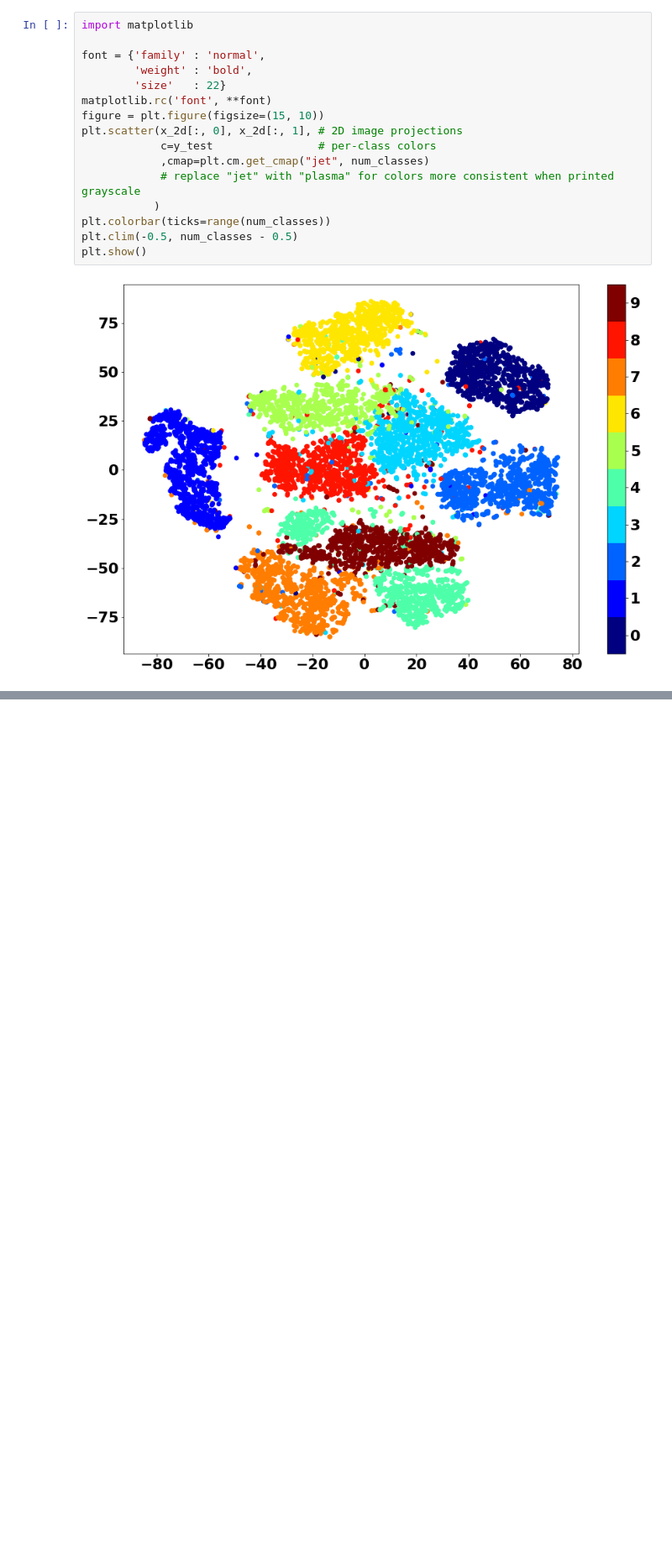
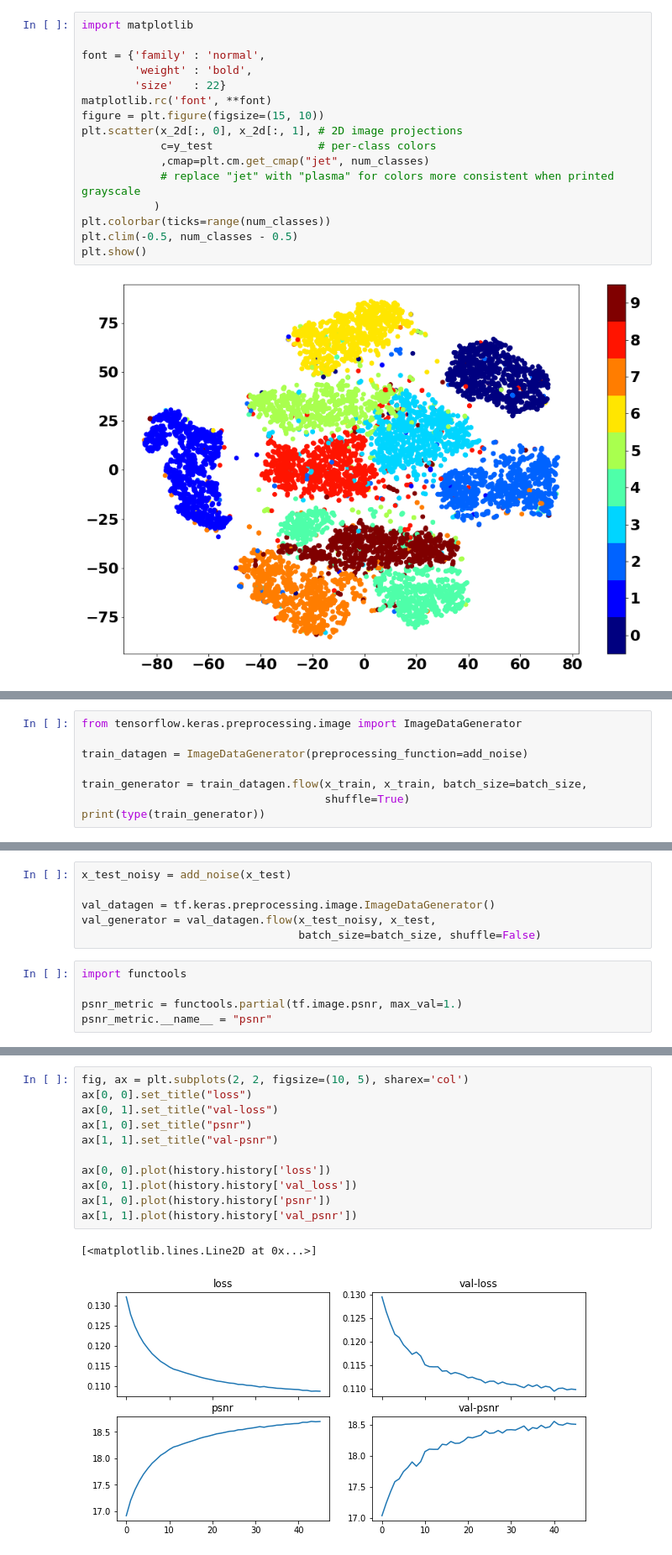
Before and after one commit to Jarmos-san/Hands-on-Computer-Vision-with-TensorFlow-2-lessons, a Jupyter notebook: Chapter_6_Autoencoders.ipynb, the cells around one changed output, grey strips where cells are left out. Shown at 84% size. Saved outputs shown, nothing was run; the diff lists cells and outputs as text; blank space fills up the shorter version.

```diff
--- a/Chapter_6_Autoencoders.ipynb
+++ b/Chapter_6_Autoencoders.ipynb
@@ -426,0 +591,8 @@ plt.show()
+# %%
+from tensorflow.keras.preprocessing.image import ImageDataGenerator
+
+train_datagen = ImageDataGenerator(preprocessing_function=add_noise)
+
+train_generator = train_datagen.flow(x_train, x_train, batch_size=batch_size,
+                                     shuffle=True)
+print(type(train_generator))
@@ -426,0 +601,11 @@ plt.show()
+# %%
+x_test_noisy = add_noise(x_test)
+
+val_datagen = tf.keras.preprocessing.image.ImageDataGenerator()
+val_generator = val_datagen.flow(x_test_noisy, x_test,
+                                 batch_size=batch_size, shuffle=False)
+# %%
+import functools
+
+psnr_metric = functools.partial(tf.image.psnr, max_val=1.)
+psnr_metric.__name__ = "psnr"
@@ -426,0 +764,14 @@ plt.show()
+# %%
+fig, ax = plt.subplots(2, 2, figsize=(10, 5), sharex='col')
+ax[0, 0].set_title("loss")
+ax[0, 1].set_title("val-loss")
+ax[1, 0].set_title("psnr")
+ax[1, 1].set_title("val-psnr")
+
+ax[0, 0].plot(history.history['loss'])
+ax[0, 1].plot(history.history['val_loss'])
+ax[1, 0].plot(history.history['psnr'])
+ax[1, 1].plot(history.history['val_psnr'])
+# %% [output]
+[<matplotlib.lines.Line2D at 0x...>]
+[figure, added]
```
Also changed, not shown: parts of 12 cells of this notebook.
